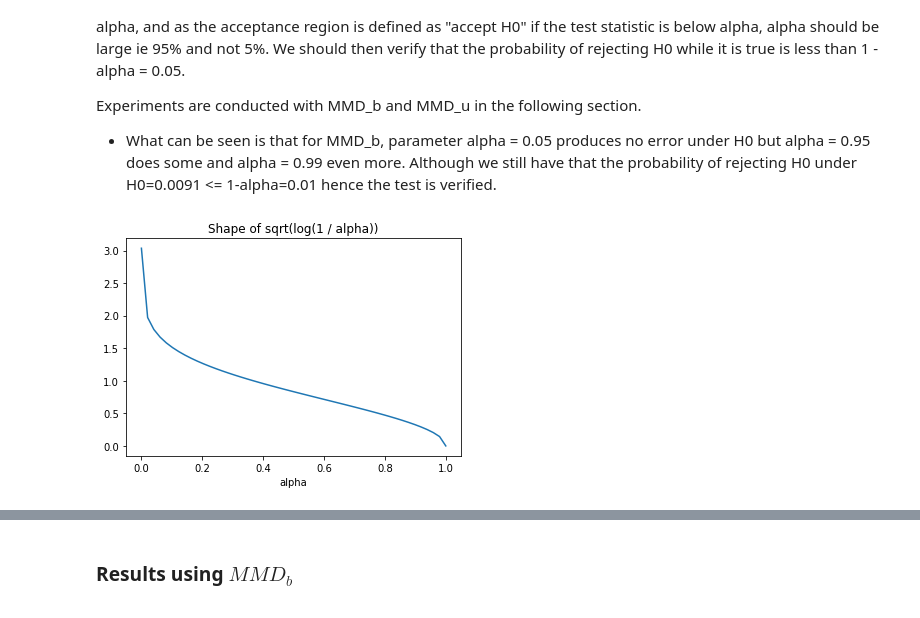
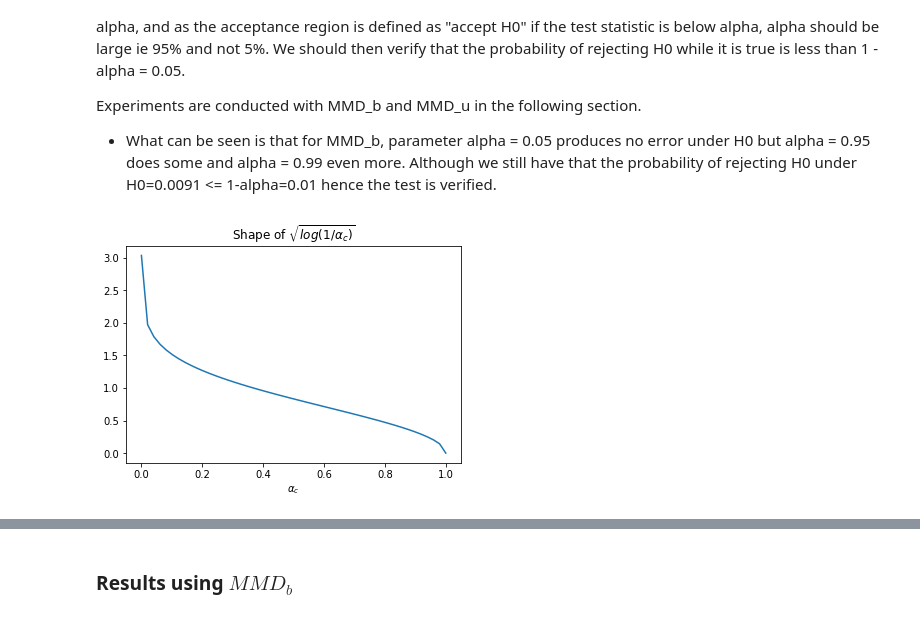
Before and after one commit to mariondechallens/GMDA, a Jupyter notebook: Results.ipynb, the cells around one changed output, grey strips where cells are left out. Saved outputs shown, nothing was run; the diff lists cells and outputs as text; code cells hidden in the pictures.

Commit message:
Change alpha to alpha_c

```diff
--- a/Results.ipynb
+++ b/Results.ipynb
@@ -45,11 +49,11 @@ Experiments are conducted with MMD_b and MMD_u in the following section.
 # %%
 x = np.linspace(0.0001, 1)
 y = np.sqrt(np.log(1 / x))
 plt.plot(x, y)
-plt.title("Shape of sqrt(log(1 / alpha))")
-plt.xlabel('alpha')
+plt.title(r"Shape of $\sqrt{log(1 / \alpha_c)}$")
+plt.xlabel(r'$\alpha_c$')
 plt.show()
 # %% [output]
-[figure, old version]
+[figure, new version]
 # %%
 %%time
```
Also changed, not shown: parts of 15 cells of this notebook, 2 other files.
